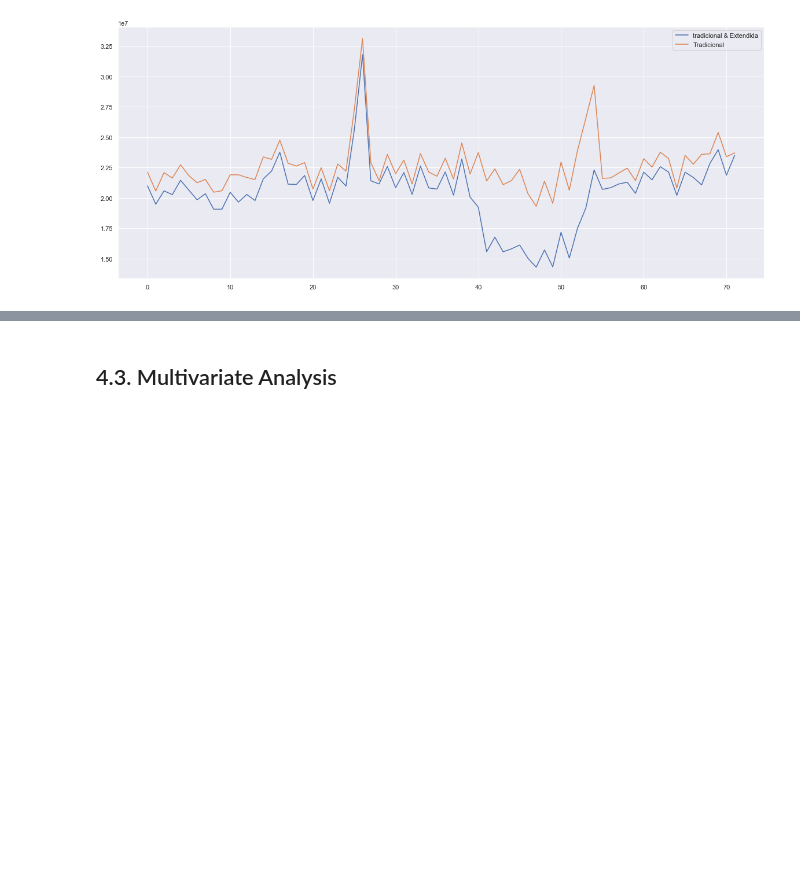
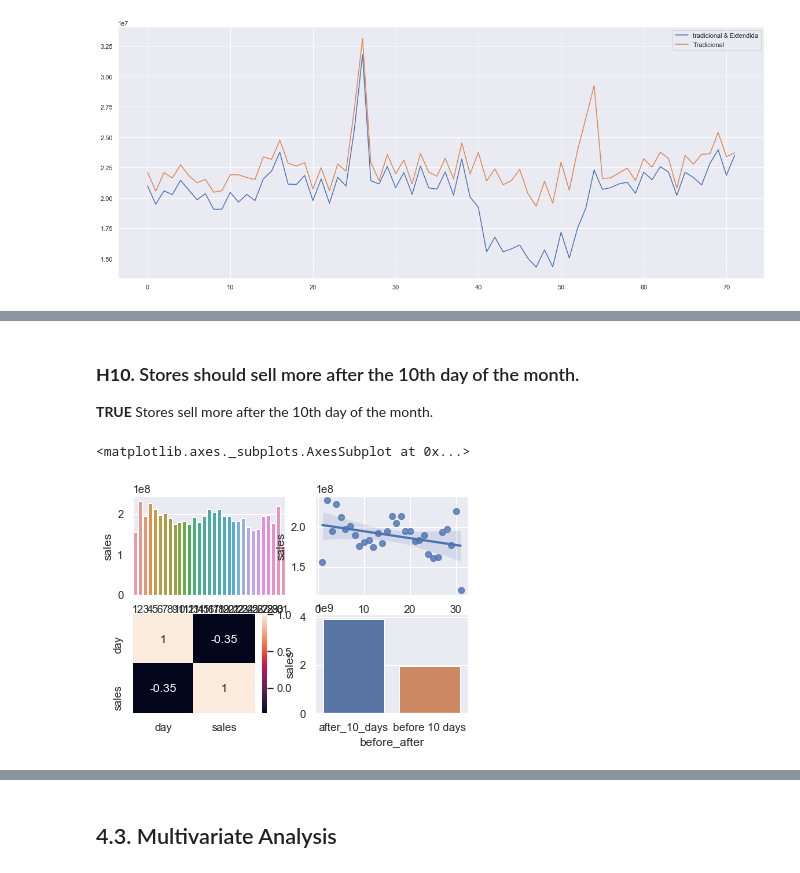
Before and after one commit to bruno-san/DataScience-Em-Producao, a Jupyter notebook: m04_v01_store_sales_prediction.ipynb, the cells around one changed output, grey strips where cells are left out. Saved outputs shown, nothing was run; the diff lists cells and outputs as text; code cells hidden in the pictures; blank space fills up the shorter version.

```diff
--- a/m04_v01_store_sales_prediction.ipynb
+++ b/m04_v01_store_sales_prediction.ipynb
@@ -701,0 +766,29 @@ ax.legend( labels=['tradicional & Extendida', 'Tradicional'])
+# %% [markdown]
+### **H10.** Stores should sell more after the 10th day of the month.
+**TRUE** Stores sell more after the 10th day of the month.
+# %%
+# set up subplot
+plt.subplot( 2, 2, 1)
+# sum of sales by day
+aux10_1 = df4[['day', 'sales']].groupby( 'day').sum().reset_index()
+sns.barplot( x='day', y='sales', data=aux10_1 );
+
+# set up subplot
+plt.subplot( 2, 2, 2)
+# Trend graph
+sns.regplot( x='day', y='sales', data=aux10_1);
+
+# set up subplot
+plt.subplot( 2, 2, 3)
+# correlation graph (heatmap)
+sns.heatmap( aux10_1.corr( method='pearson'), annot=True);
+
+# set up subplot
+plt.subplot( 2, 2, 4)
+# filter the days before and after the 10th day of each month
+aux10_1['before_after'] = aux10_1['day'].apply( lambda x: 'before 10 days' if x <= 10else 'after_10_days')
+aux10_2 = aux10_1[['before_after', 'sales']].groupby('before_after').sum().reset_index()
+sns.barplot( x='before_after', y='sales', data=aux10_2)
+# %% [output]
+<matplotlib.axes._subplots.AxesSubplot at 0x...>
+[figure, added]
```
Also changed, not shown: parts of 11 cells of this notebook.
